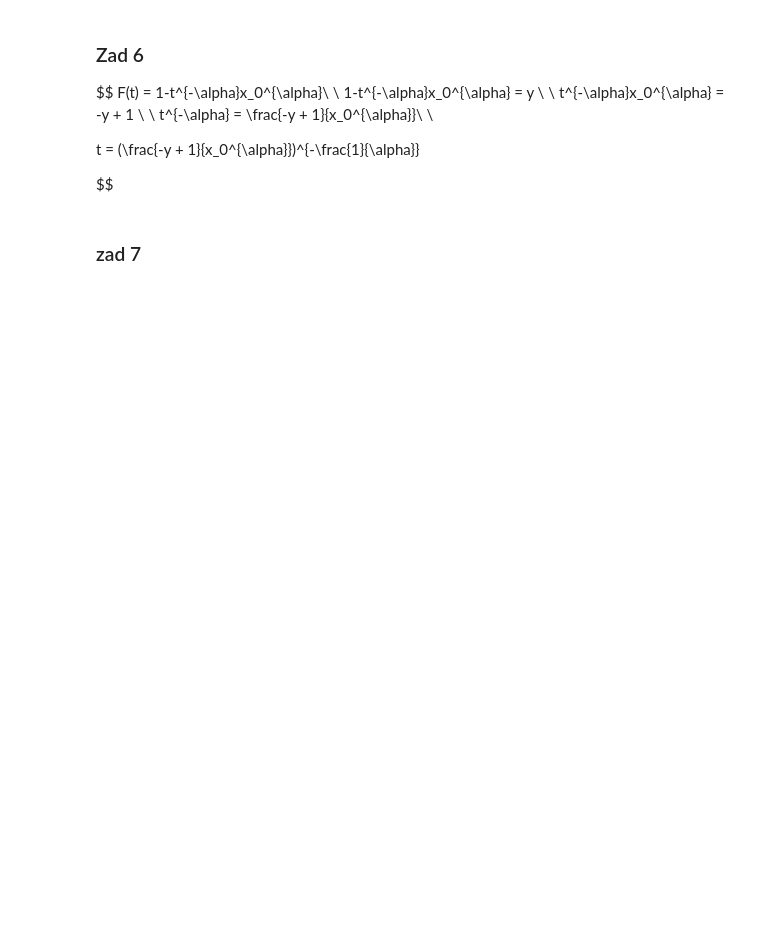
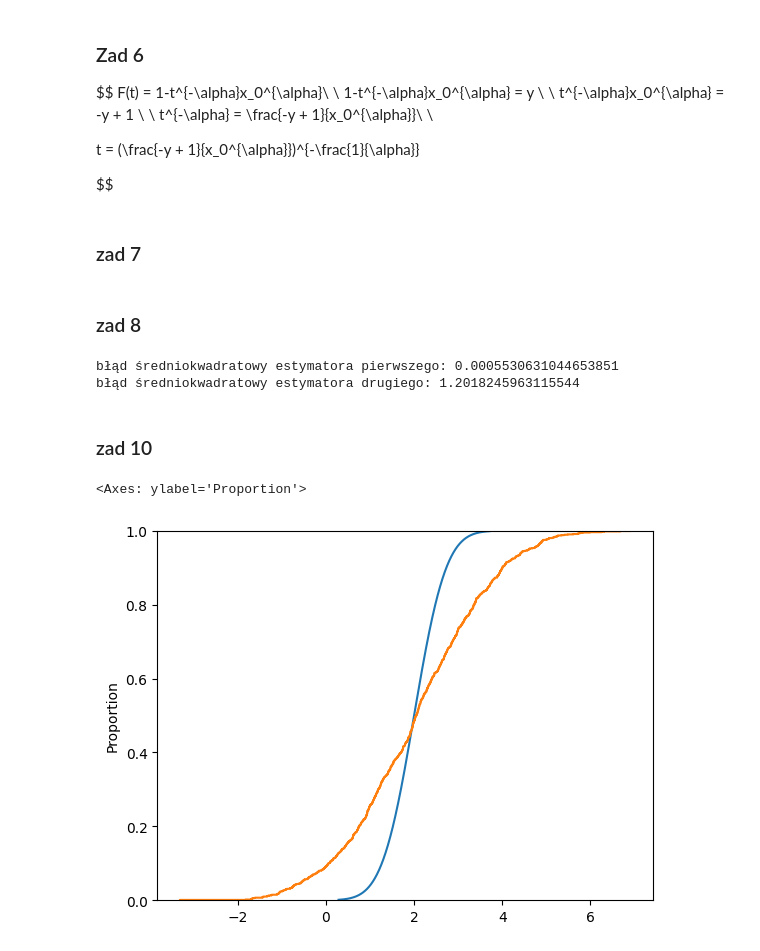
Before and after one commit to MD275996/Statystyka_stosowana, a Jupyter notebook: lista4/lista4.ipynb, the cells around one changed output. Saved outputs shown, nothing was run; the diff lists cells and outputs as text; code cells hidden in the pictures; blank space fills up the shorter version.

```diff
--- a/lista4/lista4.ipynb
+++ b/lista4/lista4.ipynb
@@ -134,3 +170,51 @@ plt.boxplot(alpha_hat_data)
 def gen_y(theta):
     u = np.random.random()
     return theta - np.log(u)
+# %% [markdown]
+### zad 8
+# %%
+def gen_norm(mi,n):
+    return np.random.normal(mi,1,n)
+# %%
+mi = 0
+n = 1000
+size = 2*n+1
+k=100
+
+estims1 = np.zeros(k)
+estims2 = np.zeros(k)
+
+for i in range(k):
+    probe = gen_norm(mi,size)
+    estims1[i] = np.mean(probe)
+    estims2[i] = probe[n]
+
+est1_err = np.var(estims1) + np.power(np.mean(estims1)-mi,2)
+print("błąd średniokwadratowy estymatora pierwszego: {}".format(est1_err))
+
+
+est2_err = np.var(estims2) + np.power(np.mean(estims2)-mi,2)
+print("błąd średniokwadratowy estymatora drugiego: {}".format(est2_err))
+# %% [output]
+błąd średniokwadratowy estymatora pierwszego: 0.0005530631044653851
+błąd średniokwadratowy estymatora drugiego: 1.2018245963115544
+# %% [markdown]
+### zad 10
+# %%
+mi = 2
+sigma = 4
+estims1 = np.zeros(1000)
+estims2 = np.zeros(1000)
+for i in range(1000):
+    probe = np.random.normal(mi,sigma,7)
+    estims1[i] = np.mean(probe)
+    estims2[i] = (2*probe[0]-probe[5]+probe[3])/2
+# %%
+sigma1 = sigma/7
+fig, ax = plt.subplots(1, 1)
+x = np.linspace(mi-3*sigma1, mi+3*sigma1, 1000)
+ax.plot(x, sps.norm.cdf(x, loc = mi, scale = sigma1), label='norm pdf')
+sb.ecdfplot(estims1)
+# %% [output]
+<Axes: ylabel='Proportion'>
+[figure, added]
```
Also changed, not shown: parts of 6 cells of this notebook, 2 other files.
